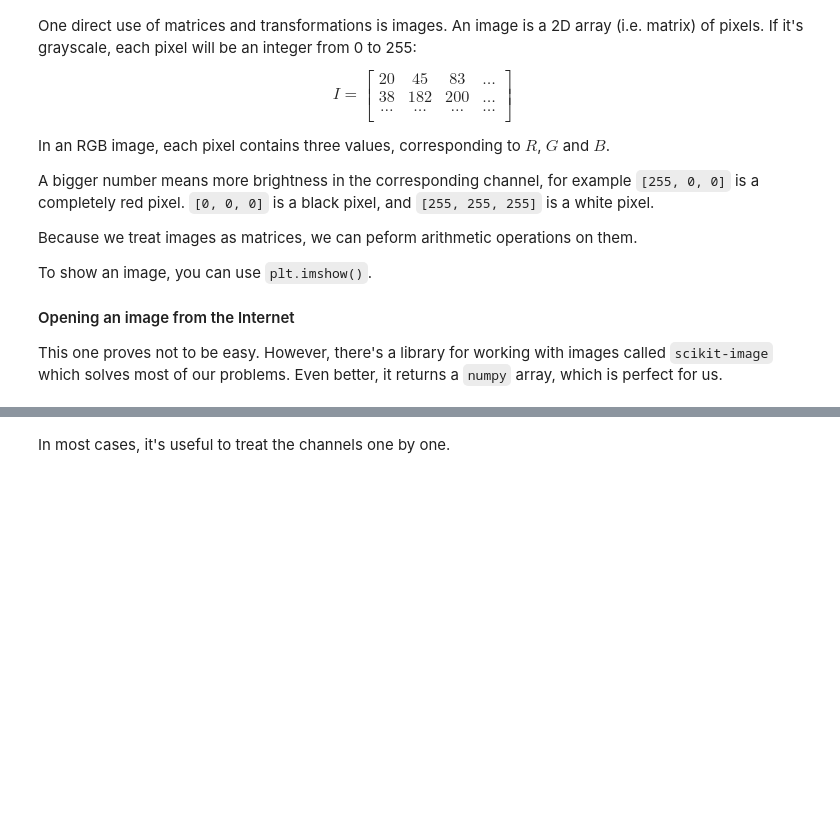
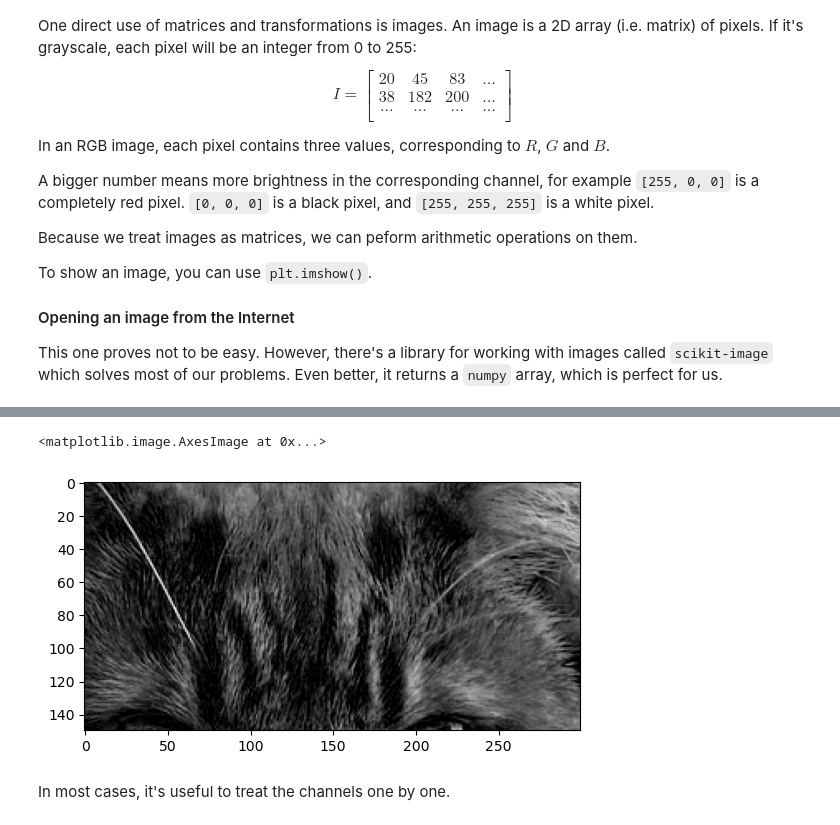
Before and after one commit to GalkaKG/Math-Concepts-for-Developers, a Jupyter notebook: 06. Exercise Linear algebra/Linear Algebra Exercise.ipynb, the cells around one changed output, grey strips where cells are left out. Cells and saved outputs as stored; diff of their text form; code cells hidden in the pictures; blank space fills up the shorter version.

```diff
--- a/06. Exercise Linear algebra/Linear Algebra Exercise.ipynb
+++ b/06. Exercise Linear algebra/Linear Algebra Exercise.ipynb
@@ -444,3 +586,8 @@ plt.show()
+# %%
+plt.imshow(cat_image[100:250, 200:500, 2], cmap = "gray")
+# %% [output]
+<matplotlib.image.AxesImage at 0x...>
+[figure, added]
 # %% [markdown]
 In most cases, it's useful to treat the channels one by one.
 # %%
```
Also changed, not shown: parts of 25 cells of this notebook, 1 other file.
